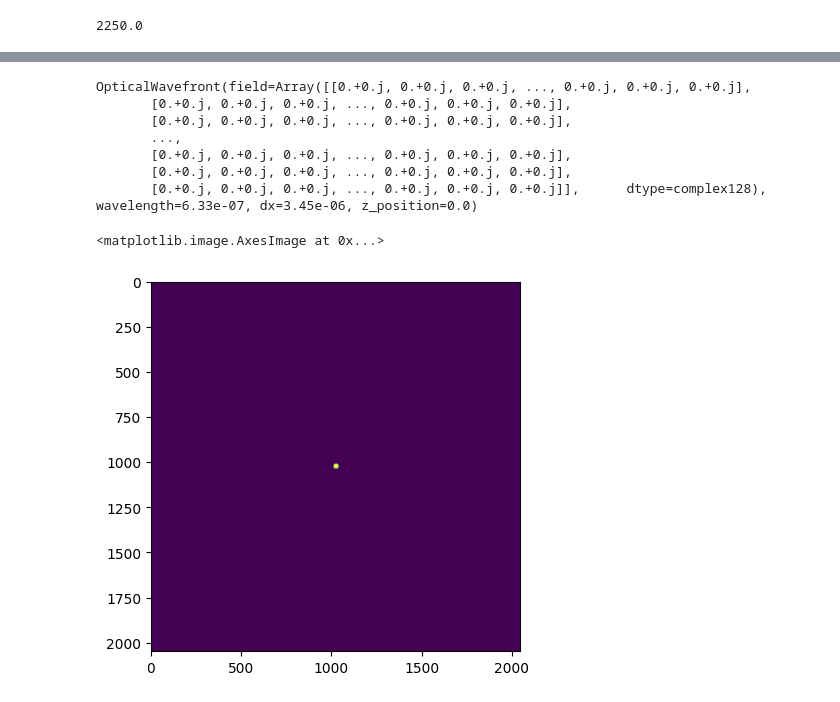
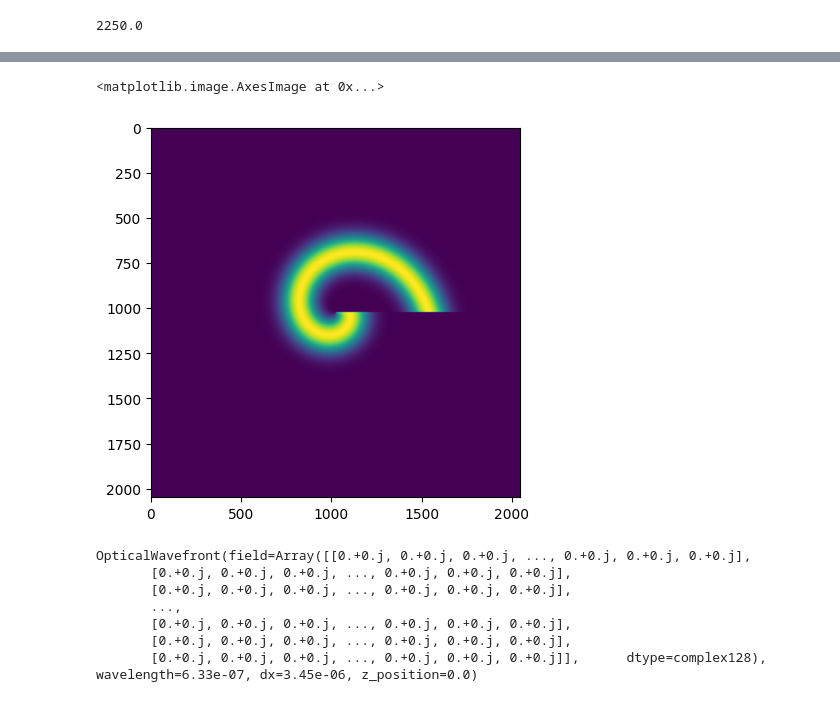
Before and after one commit to debangshu-mukherjee/ptyrodactyl, a Jupyter notebook: tutorials/Optical_Test.ipynb, the cells around one changed output, grey strips where cells are left out. Drawn from its saved outputs; the diff is of its cells as text; code cells hidden in the pictures.

```diff
--- a/tutorials/Optical_Test.ipynb
+++ b/tutorials/Optical_Test.ipynb
@@ -39,5 +66,7 @@ OpticalWavefront(field=Array([[1590.99025767, 1590.28330809, 1589.57667321, ...,
 # %%
-starting_object = jnp.ones(shape=(2048, 2048), dtype=jnp.complex128)
-object_dx = 3.45/(10**6)
-z0 = 0.0
-starting_wave = ptp.OpticalWavefront(starting_object, wavelength, object_dx, z0)
+#starting_object = jnp.ones(shape=(2048, 2048), dtype=jnp.complex128)
+starting_object = (generate_spiral_image(shape=(2048, 2048))).astype(jnp.complex128)
+plt.imshow(jnp.abs(starting_object))
+# %% [output]
+<matplotlib.image.AxesImage at 0x...>
+[figure, added]
@@ -53,8 +86,3 @@ OpticalWavefront(field=Array([[0.+0.j, 0.+0.j, 0.+0.j, ..., 0.+0.j, 0.+0.j, 0.+0
        [0.+0.j, 0.+0.j, 0.+0.j, ..., 0.+0.j, 0.+0.j, 0.+0.j],
        [0.+0.j, 0.+0.j, 0.+0.j, ..., 0.+0.j, 0.+0.j, 0.+0.j],
        [0.+0.j, 0.+0.j, 0.+0.j, ..., 0.+0.j, 0.+0.j, 0.+0.j]],      dtype=complex128), wavelength=6.33e-07, dx=3.45e-06, z_position=0.0)
-# %%
-plt.imshow(jnp.abs(after_aperture.field))
-# %% [output]
-<matplotlib.image.AxesImage at 0x...>
-[figure, removed]
```
Also changed, not shown: parts of 12 cells of this notebook, 1 other file.
